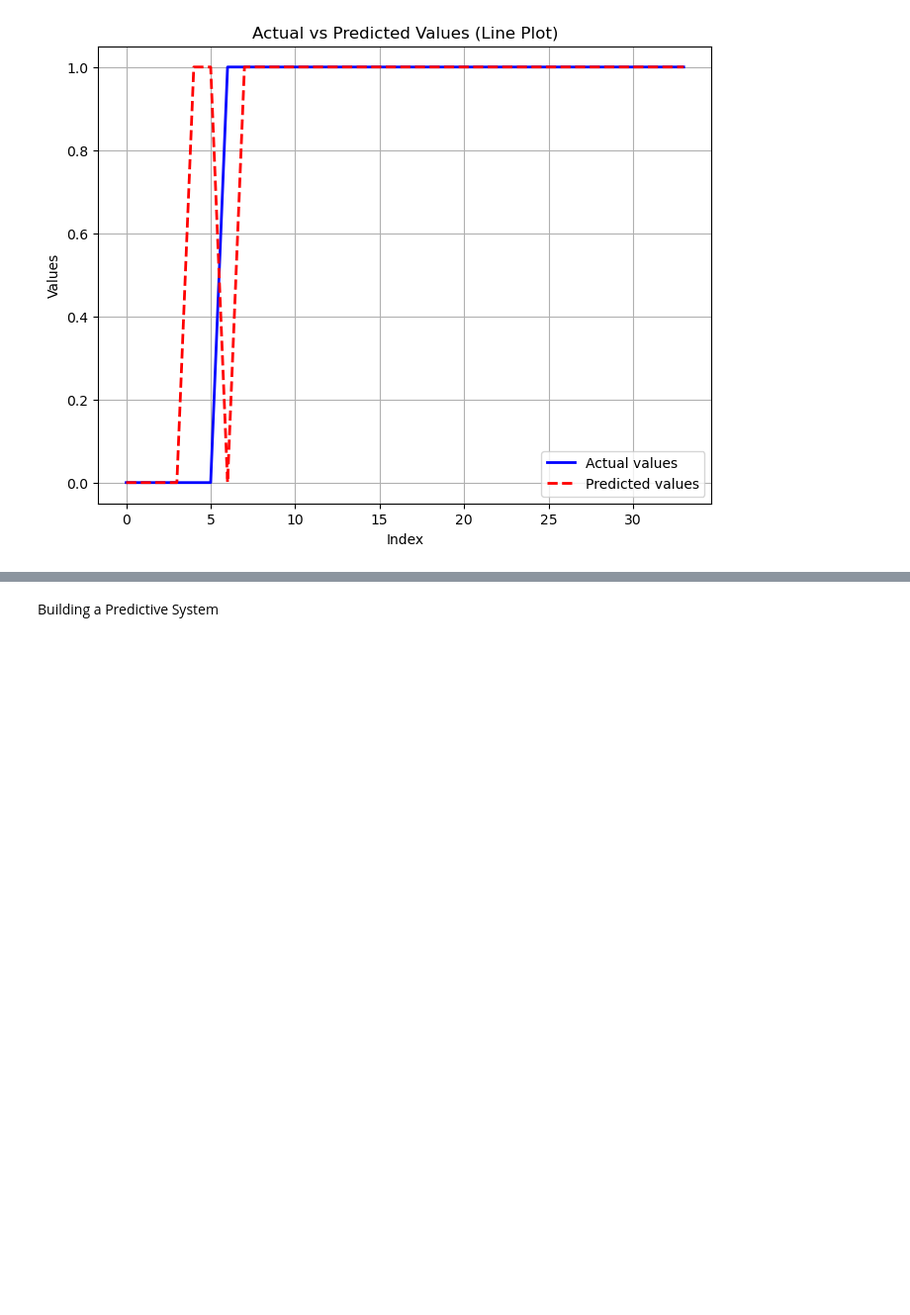
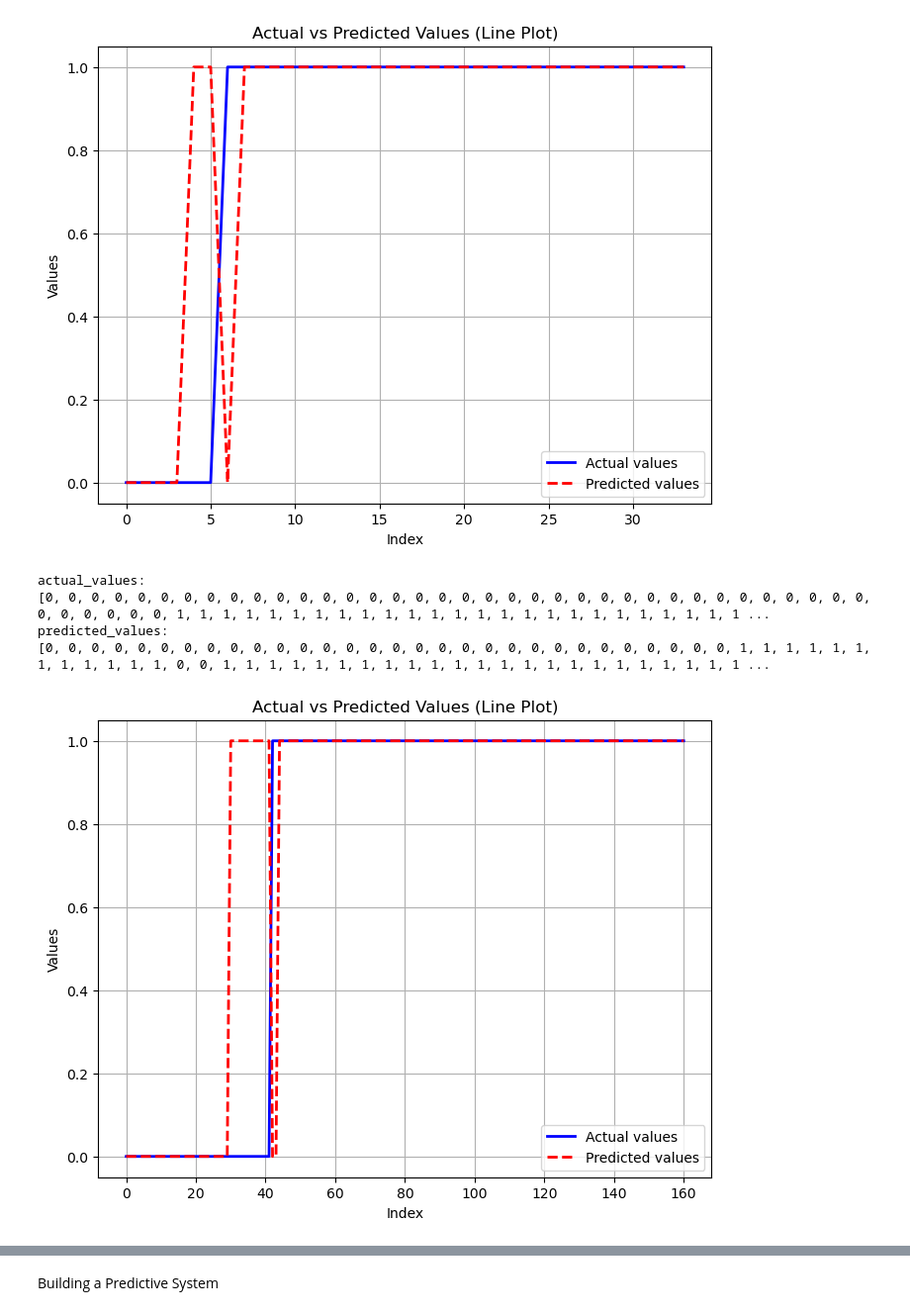
Before and after one commit to PAVAN-npx/parkinsons-detection, a Jupyter notebook: model training.ipynb, the cells around one changed output, grey strips where cells are left out. Shown: that part at 99% size. Cells and saved outputs as stored; diff of their text form; code cells hidden in the pictures; blank space fills up the shorter version.

```diff
--- a/model training.ipynb
+++ b/model training.ipynb
@@ -269,3 +269,41 @@ actual_values:
 predicted_values:
 [0, 0, 0, 0, 1, 1, 0, 1, 1, 1, 1, 1, 1, 1, 1, 1, 1, 1, 1, 1, 1, 1, 1, 1, 1, 1, 1, 1, 1, 1, 1, 1, 1, 1]
 [figure]
+# %%
+# Predicting values for X_test
+y_pred = model.predict(X_train)
+
+# Plotting Actual vs Predicted values with a line plot
+import matplotlib.pyplot as plt
+
+plt.figure(figsize=(8, 6))
+
+# Sorting values for a smooth line plot (optional, but helps to visualize better in some cases)
+Y_test_sorted = sorted(Y_train)
+print("actual_values:")
+print(Y_test_sorted)
+y_pred_sorted = [x for _, x in sorted(zip(Y_train, y_pred))]
+print("predicted_values:")
+print(y_pred_sorted)
+
+# Plot actual values and predicted values
+plt.plot(Y_test_sorted, label='Actual values', color='blue', linewidth=2)
+plt.plot(y_pred_sorted, label='Predicted values', color='red', linestyle='--', linewidth=2)
+
+# Adding title and labels
+plt.title('Actual vs Predicted Values (Line Plot)')
+plt.xlabel('Index')
+plt.ylabel('Values')
+plt.grid(True)
+
+# Show legend
+plt.legend()
+
+# Show the plot
+plt.show()
+# %% [output]
+actual_values:
+[0, 0, 0, 0, 0, 0, 0, 0, 0, 0, 0, 0, 0, 0, 0, 0, 0, 0, 0, 0, 0, 0, 0, 0, 0, 0, 0, 0, 0, 0, 0, 0, 0, 0, 0, 0, 0, 0, 0, 0, 0, 0, 1, 1, 1, 1, 1, 1, 1, 1, 1, 1, 1, 1, 1, 1, 1, 1, 1, 1, 1, 1, 1, 1, 1, 1, 1 ...
+predicted_values:
+[0, 0, 0, 0, 0, 0, 0, 0, 0, 0, 0, 0, 0, 0, 0, 0, 0, 0, 0, 0, 0, 0, 0, 0, 0, 0, 0, 0, 0, 0, 1, 1, 1, 1, 1, 1, 1, 1, 1, 1, 1, 1, 0, 0, 1, 1, 1, 1, 1, 1, 1, 1, 1, 1, 1, 1, 1, 1, 1, 1, 1, 1, 1, 1, 1, 1, 1 ...
+[figure, added]
```
Also changed, not shown: parts of 1 cell of this notebook, 2 other files.
